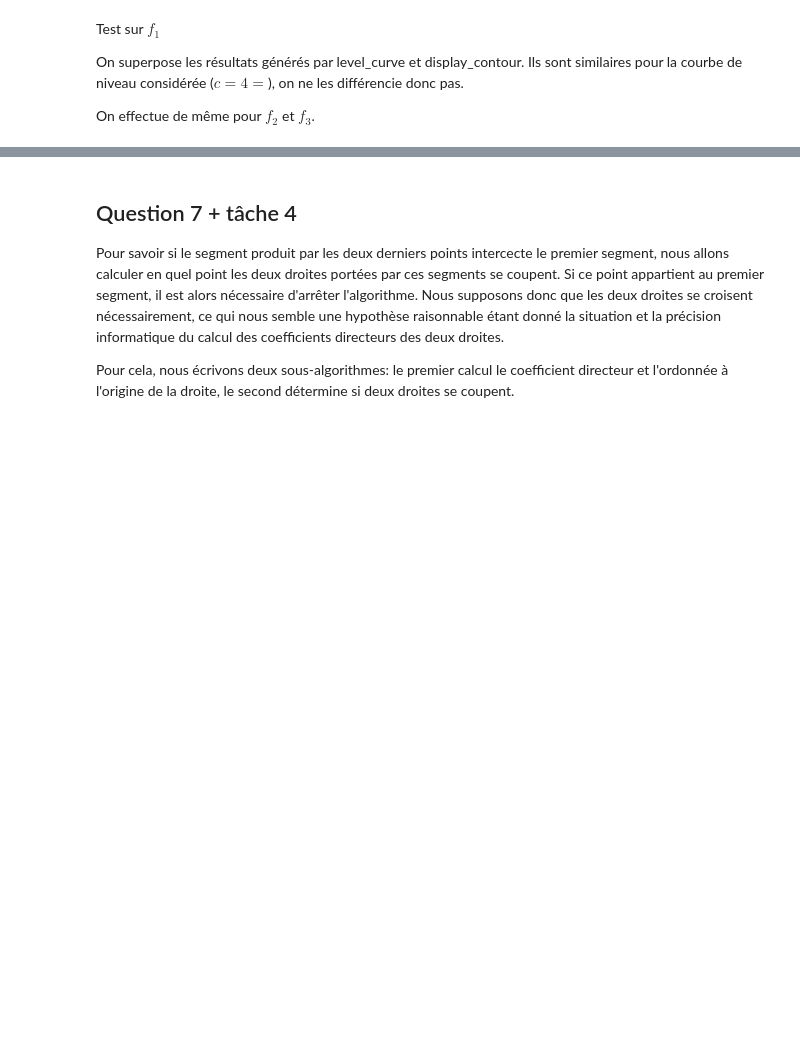
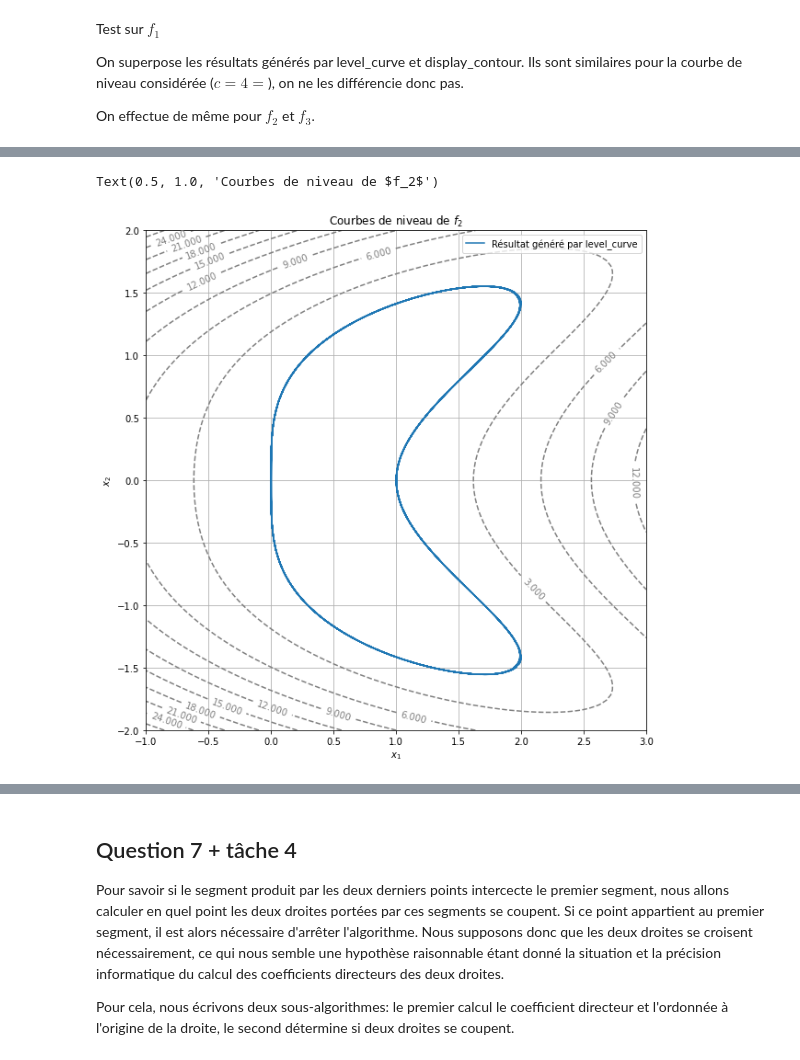
Before and after one commit to guillaume-rouy/projetm, a Jupyter notebook: Projet.ipynb, the cells around one changed output, grey strips where cells are left out. Drawn from its saved outputs; the diff is of its cells as text; code cells hidden in the pictures; blank space fills up the shorter version.

```diff
--- a/Projet.ipynb
+++ b/Projet.ipynb
@@ -482,0 +459,31 @@ ValueError: no convergence in 100 steps.
+# %%
+##f2
+#On trace notre résultat
+
+c = 1
+
+res = level_curve(f2, 0.0 , 0.0 ,delta=0.1, N=1000, eps=eps)
+x1,y1=[],[]
+for truc in res:
+    x1+=[truc[0]]
+    y1+=[truc[1]]
+
+#On trace les ensembles de niveaux
+levels=10
+x2=np.linspace(-1, 3, 100)
+y2=np.linspace(-2, 2, 100)
+X, Y = np.meshgrid(x2, y2)
+Z = f2(X, Y)
+fig, ax = plt.subplots()
+contour_set = plt.contour(X, Y, Z, colors="grey", linestyles="dashed", levels=levels)
+ax.clabel(contour_set)
+plt.grid(True)
+plt.xlabel("$x_1$")
+plt.ylabel("$x_2$")
+plt.gca().set_aspect("equal")
+plt.plot(x1,y1, label='Résultat généré par level_curve')
+plt.legend()
+plt.title(f'Courbes de niveau de $f_2$')
+# %% [output]
+Text(0.5, 1.0, 'Courbes de niveau de $f_2$')
+[figure, added]
```
Also changed, not shown: parts of 3 cells of this notebook.
